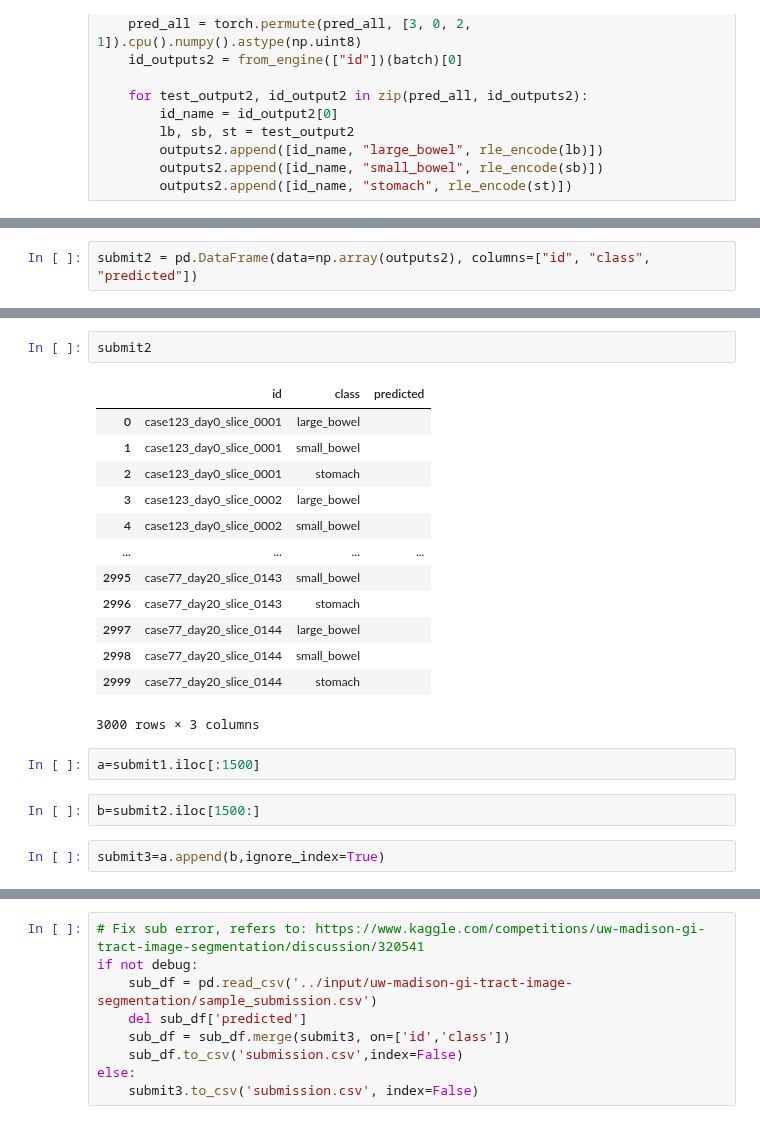
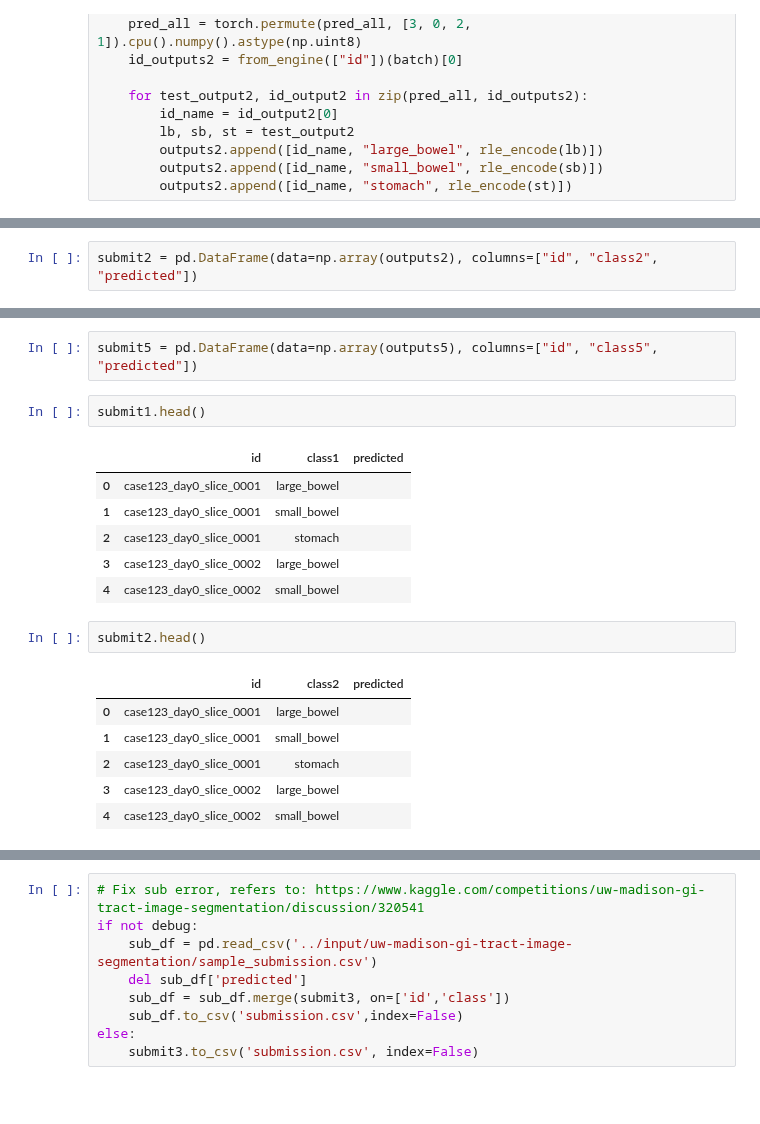
Before and after one commit to HarshitKmr10/UW-Madison-GI-Tract-Image-Segmentation, a Jupyter notebook: 3d-solution-with-monai-infer.ipynb, the cells around one changed output, grey strips where cells are left out. Drawn from its saved outputs; the diff is of its cells as text; blank space fills up the shorter version.

```diff
--- a/3d-solution-with-monai-infer.ipynb
+++ b/3d-solution-with-monai-infer.ipynb
@@ -346,2 +346,2 @@ submit1 = pd.DataFrame(data=np.array(outputs), columns=["id", "class", "predicte
 # %%
-submit2 = pd.DataFrame(data=np.array(outputs2), columns=["id", "class", "predicted"])
+submit2 = pd.DataFrame(data=np.array(outputs2), columns=["id", "class2", "predicted"])
@@ -348,23 +616,21 @@ submit2 = pd.DataFrame(data=np.array(outputs2), columns=["id", "class", "predict
+# %%
+submit5 = pd.DataFrame(data=np.array(outputs5), columns=["id", "class5", "predicted"])
+# %%
+submit1.head()
+# %% [output]
+|  | id | class1 | predicted |
+| 0 | case123_day0_slice_0001 | large_bowel |  |
+| 1 | case123_day0_slice_0001 | small_bowel |  |
+| 2 | case123_day0_slice_0001 | stomach |  |
+| 3 | case123_day0_slice_0002 | large_bowel |  |
+| 4 | case123_day0_slice_0002 | small_bowel |  |
 # %%
-submit2
+submit2.head()
 # %% [output]
-|  | id | class | predicted |
+|  | id | class2 | predicted |
 | 0 | case123_day0_slice_0001 | large_bowel |  |
 | 1 | case123_day0_slice_0001 | small_bowel |  |
 | 2 | case123_day0_slice_0001 | stomach |  |
 | 3 | case123_day0_slice_0002 | large_bowel |  |
 | 4 | case123_day0_slice_0002 | small_bowel |  |
-| ... | ... | ... | ... |
-| 2995 | case77_day20_slice_0143 | small_bowel |  |
-| 2996 | case77_day20_slice_0143 | stomach |  |
-| 2997 | case77_day20_slice_0144 | large_bowel |  |
-| 2998 | case77_day20_slice_0144 | small_bowel |  |
-| 2999 | case77_day20_slice_0144 | stomach |  |
-3000 rows × 3 columns
-# %%
-a=submit1.iloc[:1500]
-# %%
-b=submit2.iloc[1500:]
-# %%
-submit3=a.append(b,ignore_index=True)
 # %%
```
Also changed, not shown: parts of 21 cells of this notebook.
